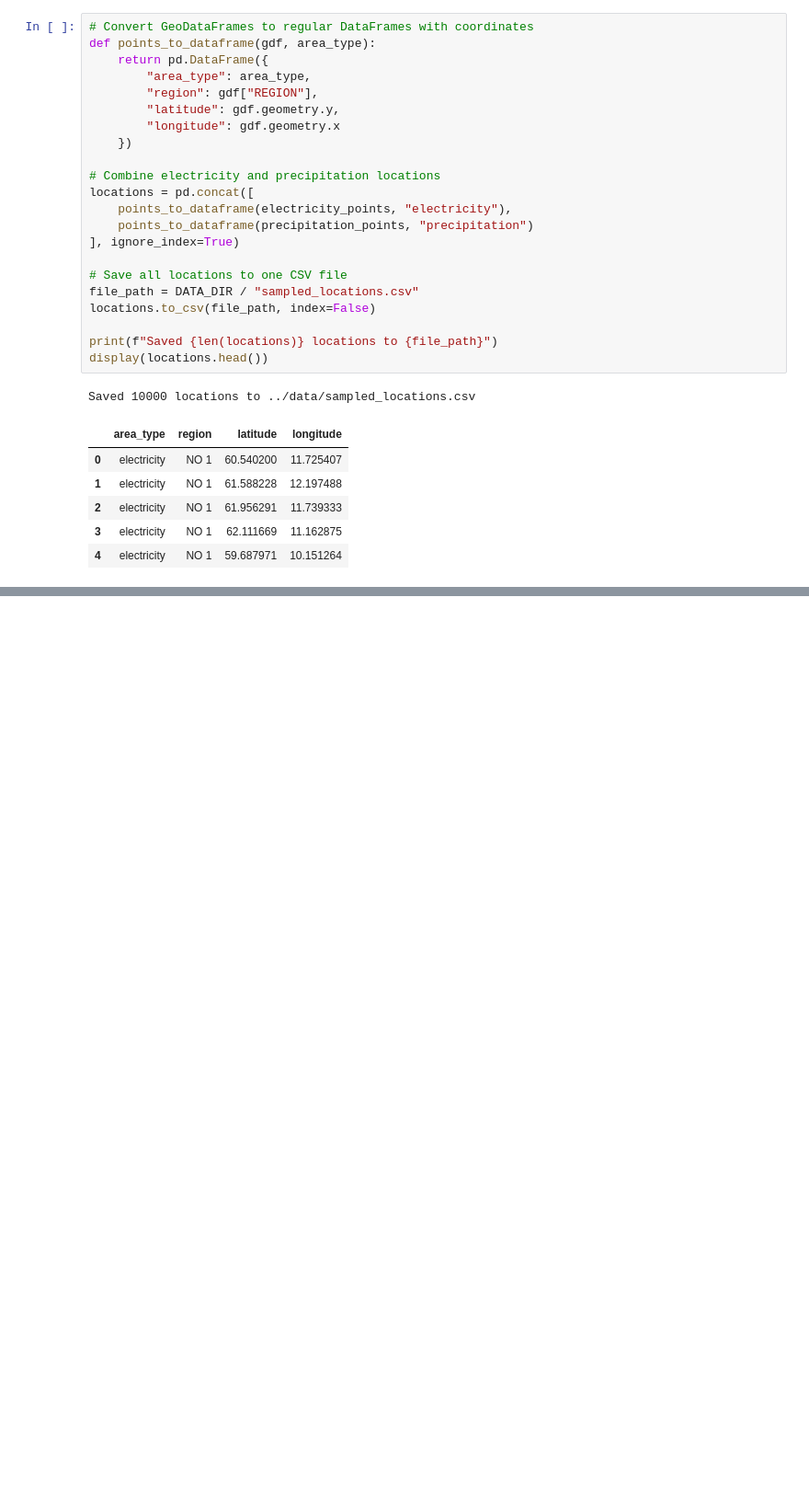
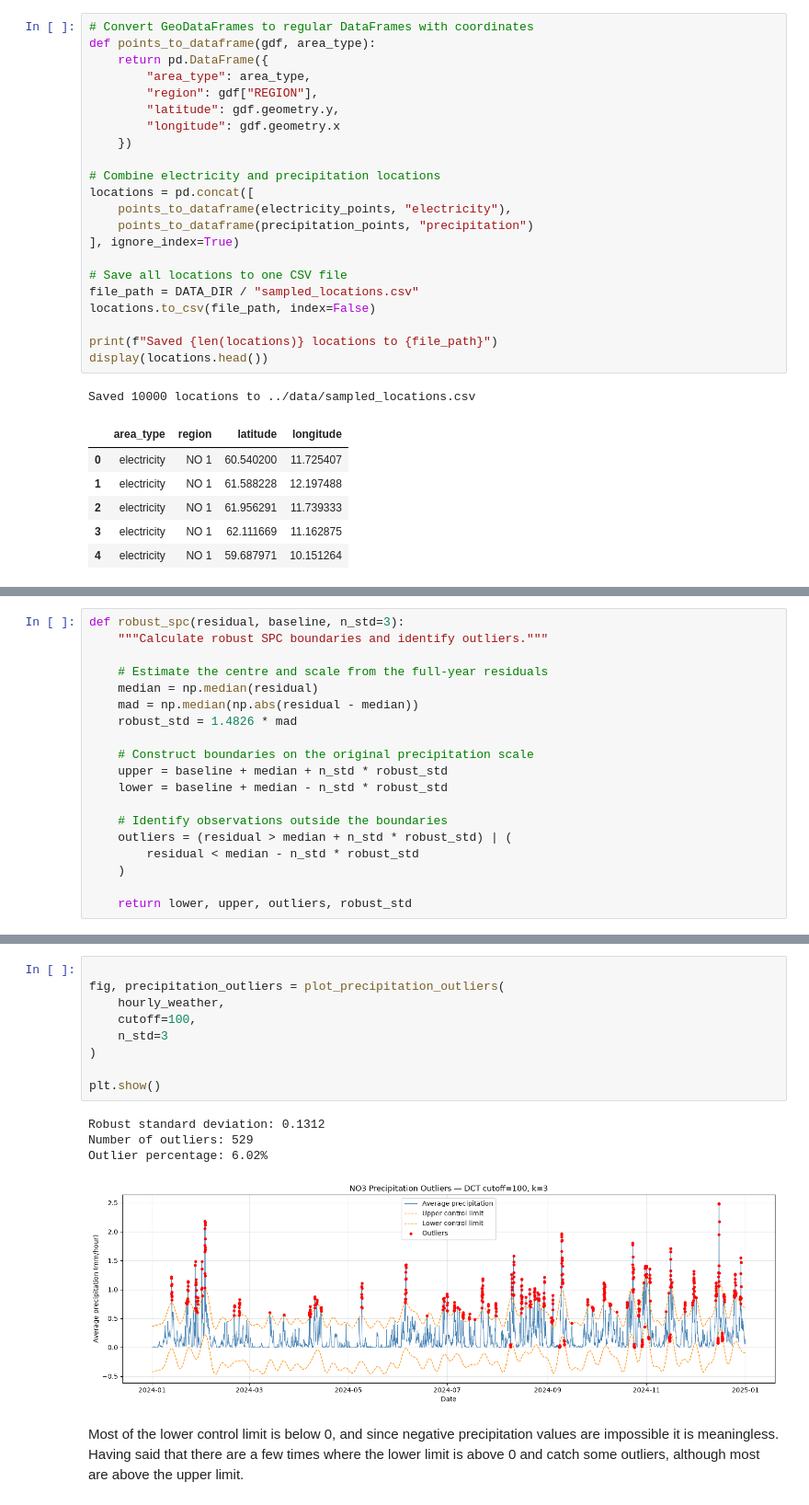
Before and after one commit to IngeGiljeGunnarshaug/ind320-inge-gilje-gunnarshaug, a Jupyter notebook: notebooks/assignment3.ipynb, the cells around one changed output, grey strips where cells are left out. Shown at 92% size. Drawn from its saved outputs; the diff is of its cells as text; blank space fills up the shorter version.

```diff
--- a/notebooks/assignment3.ipynb
+++ b/notebooks/assignment3.ipynb
@@ -263,0 +698,19 @@ Saved 10000 locations to ../data/sampled_locations.csv
+# %%
+def robust_spc(residual, baseline, n_std=3):
+    """Calculate robust SPC boundaries and identify outliers."""
+
+    # Estimate the centre and scale from the full-year residuals
+    median = np.median(residual)
+    mad = np.median(np.abs(residual - median))
+    robust_std = 1.4826 * mad
+
+    # Construct boundaries on the original precipitation scale
+    upper = baseline + median + n_std * robust_std
+    lower = baseline + median - n_std * robust_std
+
+    # Identify observations outside the boundaries
+    outliers = (residual > median + n_std * robust_std) | (
+        residual < median - n_std * robust_std
+    )
+
+    return lower, upper, outliers, robust_std
@@ -263,0 +812,16 @@ Saved 10000 locations to ../data/sampled_locations.csv
+# %%
+
+fig, precipitation_outliers = plot_precipitation_outliers(
+    hourly_weather,
+    cutoff=100,
+    n_std=3
+)
+
+plt.show()
+# %% [output]
+Robust standard deviation: 0.1312
+Number of outliers: 529
+Outlier percentage: 6.02%
+[figure, added]
+# %% [markdown]
+Most of the lower control limit is below 0, and since negative precipitation values are impossible it is meaningless. Having said that there are a few times where the lower limit is above 0 and catch some outliers, although most are above the upper limit.
```
Also changed, not shown: parts of 40 cells of this notebook.
